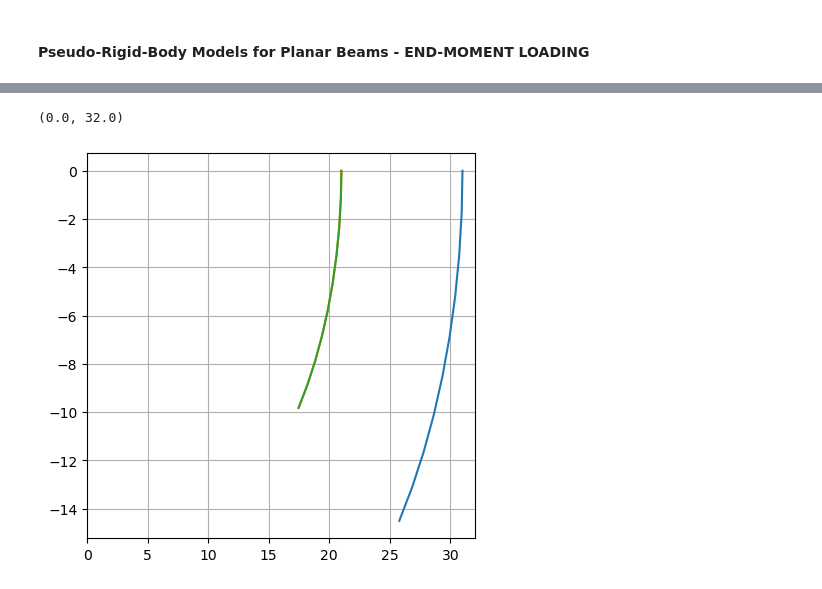
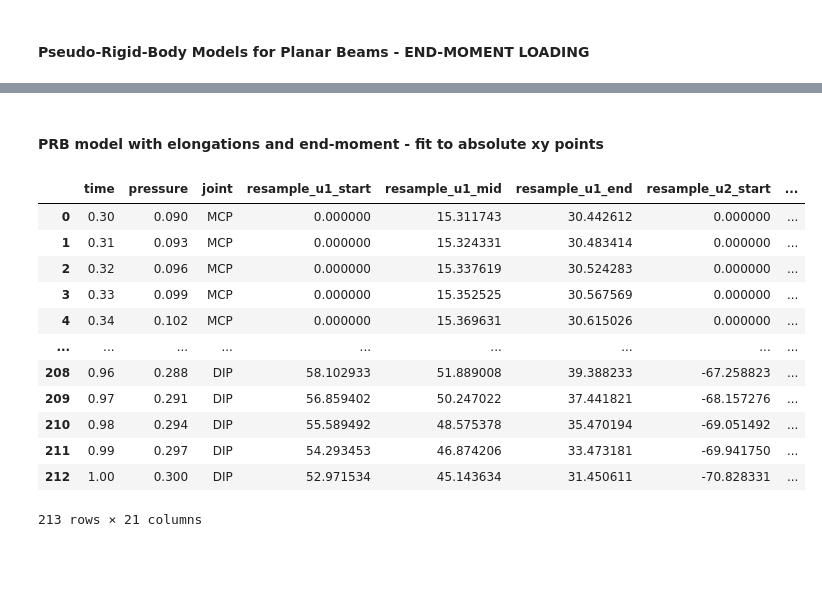
Before and after one commit to tbazina/rehab, a Jupyter notebook: kinematics/Hand9DOF/Index/pseudo_rigid_body_model.ipynb, the cells around one changed output, grey strips where cells are left out. Cells and saved outputs as stored; diff of their text form; code cells hidden in the pictures; blank space fills up the shorter version.

```diff
--- a/kinematics/Hand9DOF/Index/pseudo_rigid_body_model.ipynb
+++ b/kinematics/Hand9DOF/Index/pseudo_rigid_body_model.ipynb
@@ -337,19 +394,20 @@ print(delta_z)
-# %%
-# Error less than 0.5% in tip deflection up to angular deflection of theta_0max = 124.4 deg
-# Characteristic Radius Factor
-gamma_pivot = 0.7346
-# Parametric angle coefficient
-c_theta = 1.5164
-# Stiffness coefficient
-K_theta = 2.0643
-# Torsional spring constant - for end moment gamma_pivot * K_theta = c_theta
-K = c_theta * E * I_total / L0
-
-theta_pivot = np.linspace(0, 60, 10)[:, np.newaxis] / c_theta
-
-a = L0 * (1 - gamma_pivot * (1 - np.cos(theta_pivot / 180 * np.pi)))
-b = gamma_pivot * L0 * np.sin(theta_pivot / 180 * np.pi)
-a, b
-# %% [output]
-(0.0, 32.0)
-[figure, removed]
+# %% [markdown]
+#### PRB model with elongations and end-moment - fit to absolute xy points
+# %%
+# Resample fem_data using every 10th pressure column and grouping by joint column
+# This is done to match the experimental data
+fem_data
+# %% [output]
+|  | time | pressure | joint | resample_u1_start | resample_u1_mid | resample_u1_end | resample_u2_start | ... |
+| 0 | 0.30 | 0.090 | MCP | 0.000000 | 15.311743 | 30.442612 | 0.000000 | ... |
+| 1 | 0.31 | 0.093 | MCP | 0.000000 | 15.324331 | 30.483414 | 0.000000 | ... |
+| 2 | 0.32 | 0.096 | MCP | 0.000000 | 15.337619 | 30.524283 | 0.000000 | ... |
+| 3 | 0.33 | 0.099 | MCP | 0.000000 | 15.352525 | 30.567569 | 0.000000 | ... |
+| 4 | 0.34 | 0.102 | MCP | 0.000000 | 15.369631 | 30.615026 | 0.000000 | ... |
+| ... | ... | ... | ... | ... | ... | ... | ... | ... |
+| 208 | 0.96 | 0.288 | DIP | 58.102933 | 51.889008 | 39.388233 | -67.258823 | ... |
+| 209 | 0.97 | 0.291 | DIP | 56.859402 | 50.247022 | 37.441821 | -68.157276 | ... |
+| 210 | 0.98 | 0.294 | DIP | 55.589492 | 48.575378 | 35.470194 | -69.051492 | ... |
+| 211 | 0.99 | 0.297 | DIP | 54.293453 | 46.874206 | 33.473181 | -69.941750 | ... |
+| 212 | 1.00 | 0.300 | DIP | 52.971534 | 45.143634 | 31.450611 | -70.828331 | ... |
+213 rows × 21 columns
```
Also changed, not shown: parts of 15 cells of this notebook, 25 other files.
